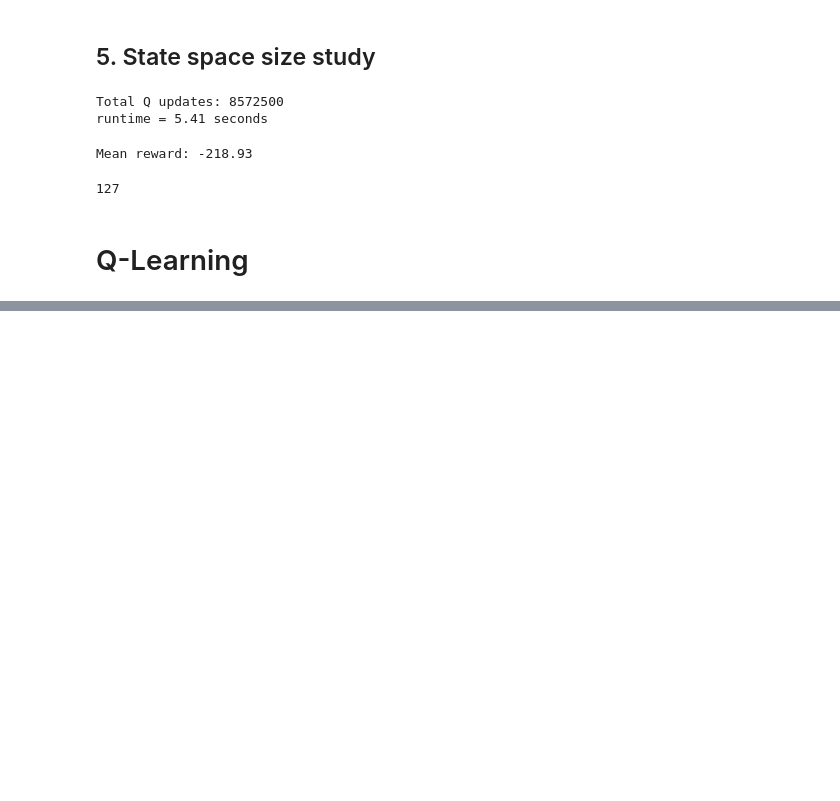
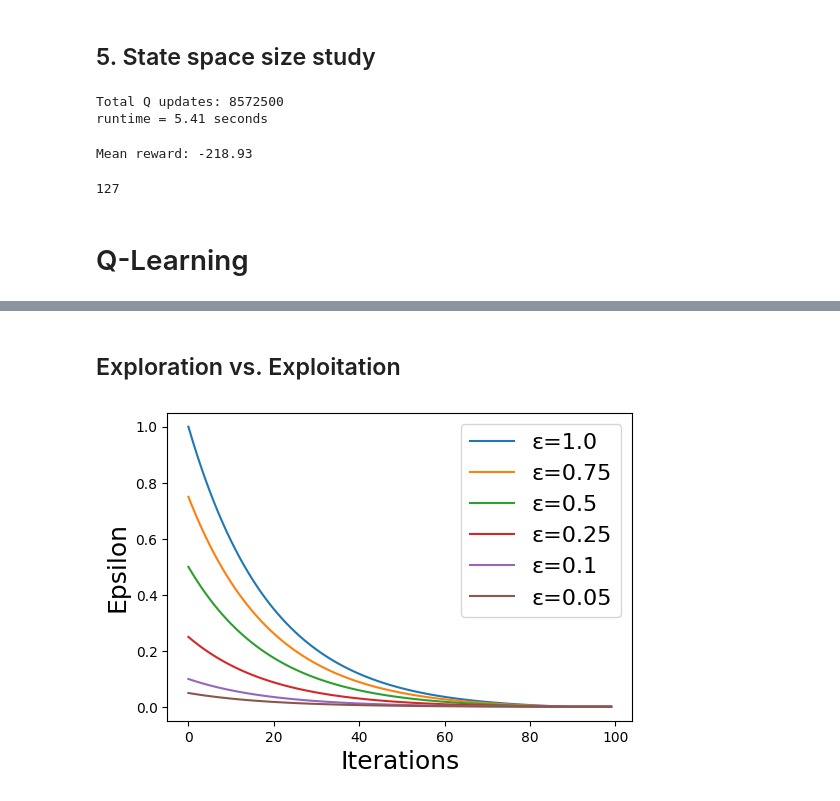
Before and after one commit to RomainFrog/CS7641-A4, a Jupyter notebook: mdp_mountain_cart.ipynb, the cells around one changed output, grey strips where cells are left out. Cells and saved outputs as stored; diff of their text form; code cells hidden in the pictures; blank space fills up the shorter version.

```diff
--- a/mdp_mountain_cart.ipynb
+++ b/mdp_mountain_cart.ipynb
@@ -871,0 +1042,30 @@ Score:  157
+# %% [markdown]
+## Exploration vs. Exploitation
+# %%
+size = 25
+env = gym.make('MountainCar-v0', render_mode="rgb_array", max_episode_steps=400)
+env = MountainCartWrapper(env, discrete_step=size)
+# %%
+# create a figure with 2 subplots
+plt.figure(figsize=(6,4))
+
+
+epsilons1 = RL(env).decay_schedule(1.0, 0.001, 0.9, 100)
+epsilons075 = RL(env).decay_schedule(0.75, 0.001, 0.9, 100)
+epsilons050 = RL(env).decay_schedule(0.5, 0.001, 0.9, 100)
+epsilons025 = RL(env).decay_schedule(0.25, 0.001, 0.9, 100)
+epsilons010 = RL(env).decay_schedule(0.1, 0.001, 0.9, 100)
+epsilons005 = RL(env).decay_schedule(0.05, 0.001, 0.9, 100)
+epsilons5 = RL(env).decay_schedule(1.0, 1.0, 1, 100)
+plt.plot(epsilons1, label="ε=1.0")
+plt.plot(epsilons075, label="ε=0.75")
+plt.plot(epsilons050, label="ε=0.5")
+plt.plot(epsilons025, label="ε=0.25")
+plt.plot(epsilons010, label="ε=0.1")
+plt.plot(epsilons005, label="ε=0.05")
+plt.xlabel("Iterations", fontsize=18)
+plt.ylabel("Epsilon", fontsize=18)
+plt.legend(fontsize=16)
+plt.savefig("figures/mountain_cart/epsilon_decay.pdf", format="pdf", bbox_inches="tight")
+# %% [output]
+[figure, added]
```
Also changed, not shown: parts of 75 cells of this notebook, 5 other files.
